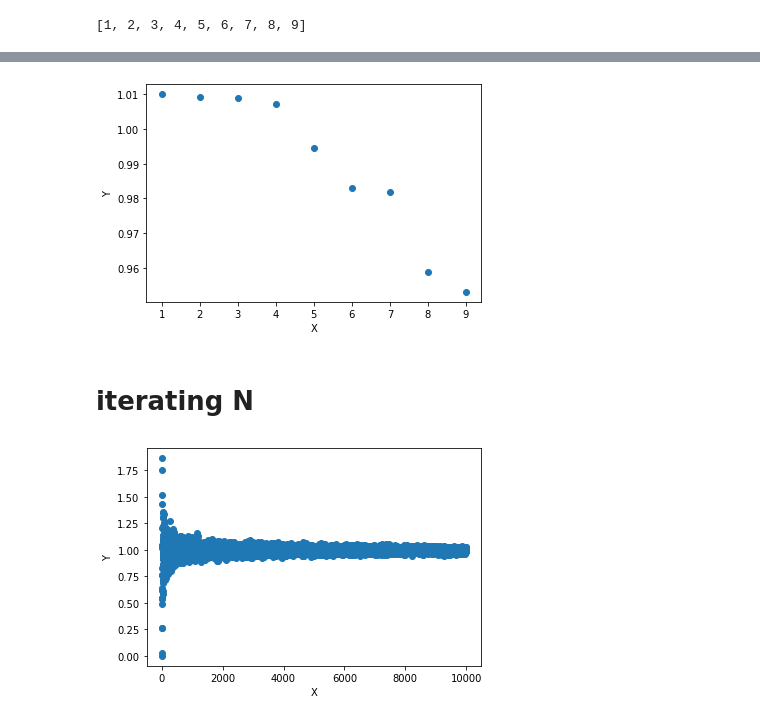
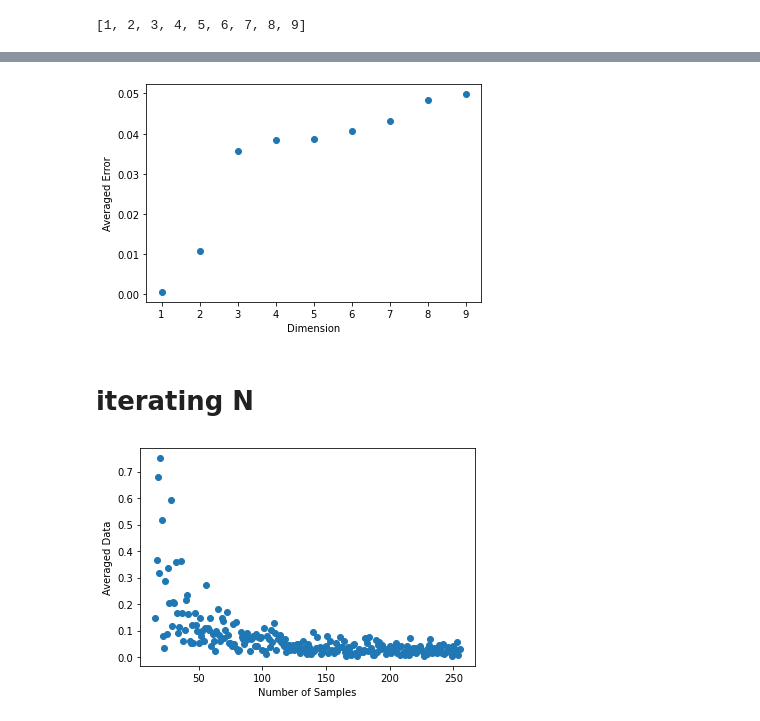
Before and after one commit to leoxiang66/machine-learning, a Jupyter notebook: homework/homework2_P2_5.ipynb, the cells around one changed output, grey strips where cells are left out. Saved outputs shown, nothing was run; the diff lists cells and outputs as text; code cells hidden in the pictures.

```diff
--- a/homework/homework2_P2_5.ipynb
+++ b/homework/homework2_P2_5.ipynb
@@ -133,7 +137,7 @@ for d in dimensions:
     poly = PolynomialRegression(d,1)
     poly.fit_lse(X,y)
     y_hat = poly(X).flatten()
-    loss = loss_fn(y_hat,y).item()
+    loss = loss_fn(y_hat,y_star).item()
     losses.append(loss)
 
     plt.scatter(x=X,y=y, label = 'Raw Data')
@@ -155,17 +159,16 @@ for d in dimensions:
 # %%
-from matplotlib import pyplot as plt
 plt.scatter(x=dimensions,y=losses)
-plt.xlabel('X')
-plt.ylabel('Y')
+plt.xlabel('Dimension')
+plt.ylabel('Averaged Error')
 plt.show()
 # %% [output]
-[figure, old version]
+[figure, new version]
 # %% [markdown]
 # iterating N
 # %%
-dim = 1
+dim = 5
 # %%
-ns = list(range(1,10001))
+ns = list(range(2**4,2**8,1))
 # %%
 losses = []
 # %%
@@ -173,25 +176,19 @@ for n in ns:
     uniform_dist = Uniform(torch.tensor([-1.0]), torch.tensor([1.0]))
     X = uniform_dist.sample(torch.Size([n]))
     z = Normal(0,1)
-    y = torch.Tensor([x[0]+1+ z.sample() for x in X])
+    y_star = torch.Tensor([x[0]+1 for x in X])
+    y = torch.Tensor([x + z.sample() for x in y_star])
 
     poly = PolynomialRegression(dim,1)
     poly.fit_lse(X,y)
     y_hat = poly(X).flatten()
-    loss = loss_fn(y_hat,y).item()
+    loss = loss_fn(y_hat,y_star).item()
     losses.append(loss)
-
-    # plt.scatter(x=X,y=y, label = 'Raw Data')
-    # plt.scatter(x=X,y=y_hat.detach().numpy(),label = 'LSE Result')
-    # plt.xlabel('X')
-    # plt.ylabel('Y')
-    # plt.legend()
-    # plt.show()
 # %%
 from matplotlib import pyplot as plt
 plt.scatter(x=ns,y=losses)
-plt.xlabel('X')
-plt.ylabel('Y')
+plt.xlabel('Number of Samples')
+plt.ylabel('Averaged Data')
 plt.show()
 # %% [output]
-[figure, old version]
+[figure, new version]
```
Also changed, not shown: parts of 7 cells of this notebook.
